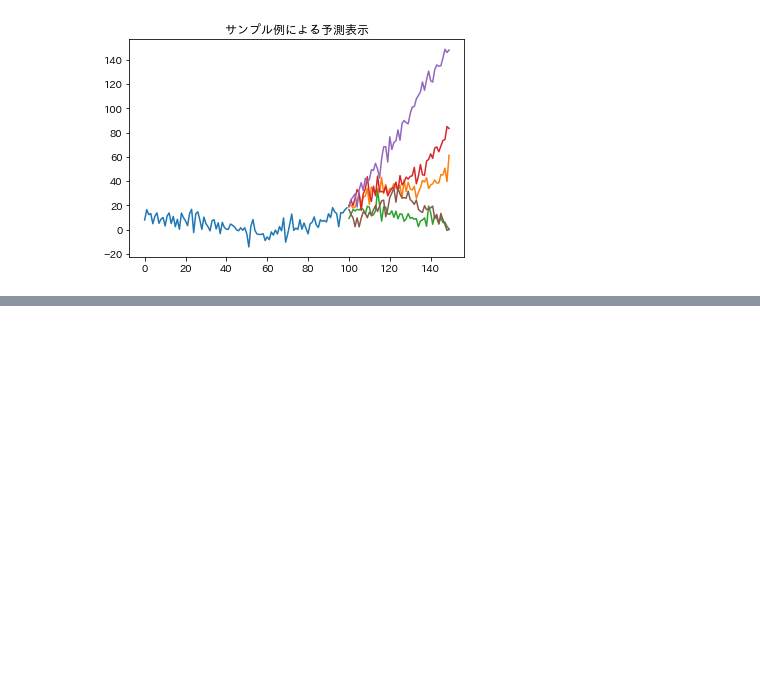
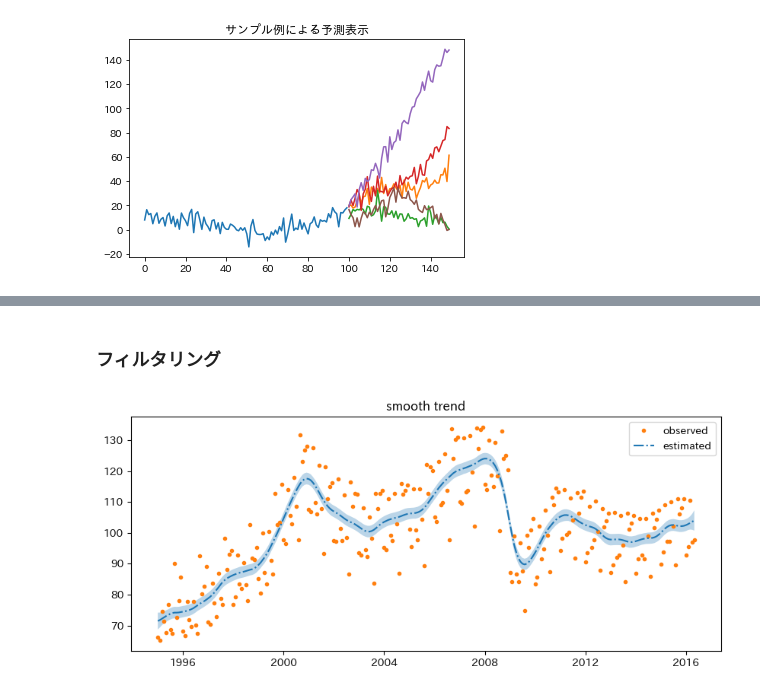
Before and after one commit to gomi-kuzu/practice_bayes_by_py, a Jupyter notebook: Ud_NPR_Ad_Sec7.ipynb, the cells around one changed output, grey strips where cells are left out. Saved outputs shown, nothing was run; the diff lists cells and outputs as text; code cells hidden in the pictures; blank space fills up the shorter version.

```diff
--- a/Ud_NPR_Ad_Sec7.ipynb
+++ b/Ud_NPR_Ad_Sec7.ipynb
@@ -158,0 +199,11 @@ plt.title("サンプル例による予測表示");
+# %%
+def gaussian_radom_walk(name, num_steps, scale=1.0):
+
+    def transition_fn(u_prev, t):
+        u_curr = numpyro.sample(name, dist.Normal(u_prev, scale))
+
+        return u_curr, u_curr
+
+    _, u = scan(transition_fn, 0.0, jnp.arange(num_steps))
+
+    return u
@@ -158,0 +258,19 @@ plt.title("サンプル例による予測表示");
+# %% [markdown]
+### フィルタリング
+# %%
+smooth_trend = trace["smooth_trend"]
+# %%
+mu = jnp.mean(smooth_trend, 0)
+pi = jnp.percentile(smooth_trend, np.array([5, 95]), 0)
+# %%
+plt.figure(figsize=(10, 4))
+
+plt.plot(t_obs, y_obs, ".", color = "C1", label = "observed")
+plt.plot(t_obs, mu, "-.", label="estimated")
+plt.fill_between(t_obs, pi[0,:], pi[1, :], alpha=0.3)
+
+plt.title("smooth trend")
+plt.legend()
+plt.show()
+# %% [output]
+[figure, added]
```
Also changed, not shown: parts of 23 cells of this notebook.
